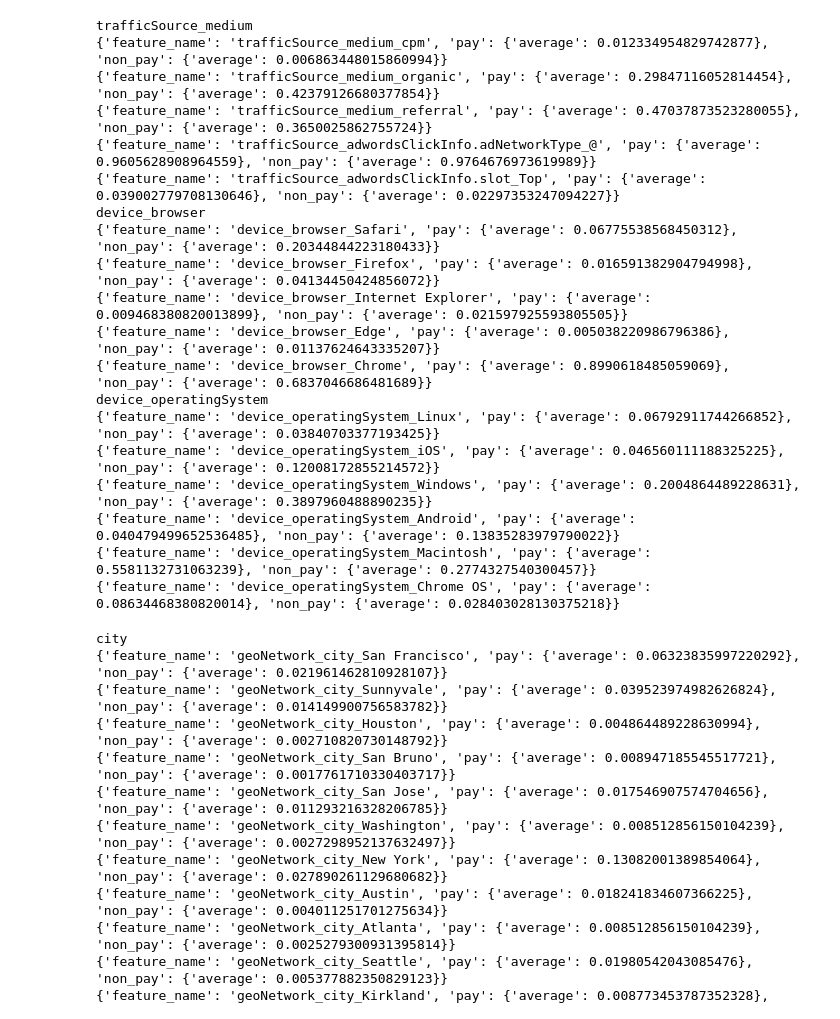
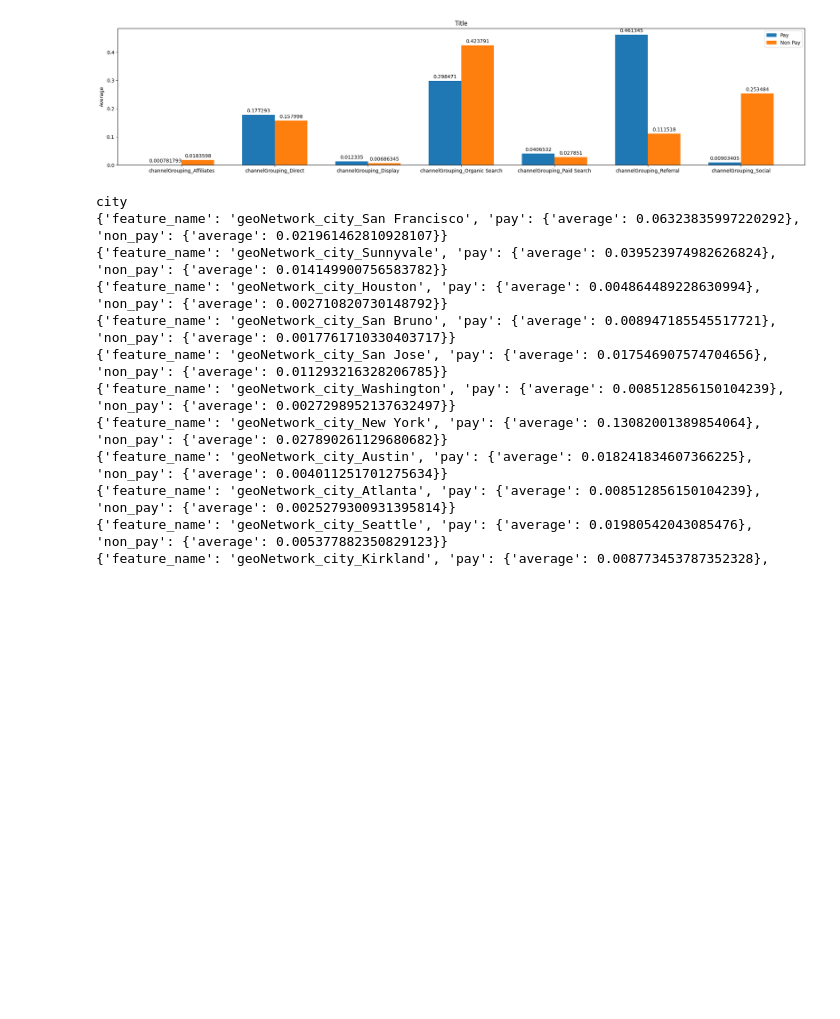
Before and after one commit to thymenyj/samsung, a Jupyter notebook: jupyter/app/feature_analysis.ipynb, the cells around one changed output. Drawn from its saved outputs; the diff is of its cells as text; code cells hidden in the pictures; blank space fills up the shorter version.

```diff
--- a/jupyter/app/feature_analysis.ipynb
+++ b/jupyter/app/feature_analysis.ipynb
@@ -255,16 +266,4 @@ def get_traffic_source_feature_stats(pay, non_pay):
 
     pay[feature_names].head()
 # %%
-# new visits
-feature_names = [
-    "visitNumber",
-    "totals_bounces",
-    "totals_newVisits",
-    "totals_hits",
-    "totals_pageviews",
-    "trafficSource_adwordsClickInfo.page",
-    "trafficSource_isTrueDirect",
-    "device_isMobile"
-]
-for feature_name in feature_names:
-    feature_stats = get_feature_stats(paying_visitor_dataframe, non_paying_visitor_dataframe, feature_name)
+pay_base_dataframe, non_pay_base_dataframe = get_base_dataframe(paying_visitor_dataframe, non_paying_visitor_dataframe)
@@ -293,28 +364,17 @@ for column in pay_channel_grouping_dataframe.columns:
 # %%
-
-get_traffic_source_medium_feature_stats(paying_visitor_dataframe, non_paying_visitor_dataframe)
-get_device_browser_feature_stats(paying_visitor_dataframe, non_paying_visitor_dataframe)
-get_device_operatingSystem_feature_stats(paying_visitor_dataframe, non_paying_visitor_dataframe)
+channel_grouping_column_names = [
+        "channelGrouping_Affiliates",
+        "channelGrouping_Direct",
+        "channelGrouping_Display",
+        "channelGrouping_Organic Search",
+        "channelGrouping_Paid Search",
+        "channelGrouping_Referral",
+        "channelGrouping_Social"
+    ]
+title = "Channel Grouping"
+plot_grouped_bar_chart(paying_visitor_dataframe, non_paying_visitor_dataframe, channel_grouping_column_names, title)
 # %% [output]
-trafficSource_medium
-{'feature_name': 'trafficSource_medium_cpm', 'pay': {'average': 0.012334954829742877}, 'non_pay': {'average': 0.006863448015860994}}
-{'feature_name': 'trafficSource_medium_organic', 'pay': {'average': 0.29847116052814454}, 'non_pay': {'average': 0.42379126680377854}}
-{'feature_name': 'trafficSource_medium_referral', 'pay': {'average': 0.47037873523280055}, 'non_pay': {'average': 0.3650025862755724}}
-{'feature_name': 'trafficSource_adwordsClickInfo.adNetworkType_@', 'pay': {'average': 0.9605628908964559}, 'non_pay': {'average': 0.9764676973619989}}
-{'feature_name': 'trafficSource_adwordsClickInfo.slot_Top', 'pay': {'average': 0.039002779708130646}, 'non_pay': {'average': 0.02297353247094227}}
-device_browser
-{'feature_name': 'device_browser_Safari', 'pay': {'average': 0.06775538568450312}, 'non_pay': {'average': 0.20344844223180433}}
-{'feature_name': 'device_browser_Firefox', 'pay': {'average': 0.016591382904794998}, 'non_pay': {'average': 0.04134450424856072}}
-{'feature_name': 'device_browser_Internet Explorer', 'pay': {'average': 0.009468380820013899}, 'non_pay': {'average': 0.021597925593805505}}
-{'feature_name': 'device_browser_Edge', 'pay': {'average': 0.005038220986796386}, 'non_pay': {'average': 0.01137624643335207}}
-{'feature_name': 'device_browser_Chrome', 'pay': {'average': 0.8990618485059069}, 'non_pay': {'average': 0.6837046686481689}}
-device_operatingSystem
-{'feature_name': 'device_operatingSystem_Linux', 'pay': {'average': 0.06792911744266852}, 'non_pay': {'average': 0.03840703377193425}}
-{'feature_name': 'device_operatingSystem_iOS', 'pay': {'average': 0.046560111188325225}, 'non_pay': {'average': 0.12008172855214572}}
-{'feature_name': 'device_operatingSystem_Windows', 'pay': {'average': 0.2004864489228631}, 'non_pay': {'average': 0.3897960488890235}}
-{'feature_name': 'device_operatingSystem_Android', 'pay': {'average': 0.040479499652536485}, 'non_pay': {'average': 0.13835283979790022}}
-{'feature_name': 'device_operatingSystem_Macintosh', 'pay': {'average': 0.5581132731063239}, 'non_pay': {'average': 0.2774327540300457}}
-{'feature_name': 'device_operatingSystem_Chrome OS', 'pay': {'average': 0.08634468380820014}, 'non_pay': {'average': 0.028403028130375218}}
+[figure, added]
 # %%
 get_geo_network_city_feature_stats(paying_visitor_dataframe, non_paying_visitor_dataframe)
 # %% [output]
```
Also changed, not shown: parts of 7 cells of this notebook.
